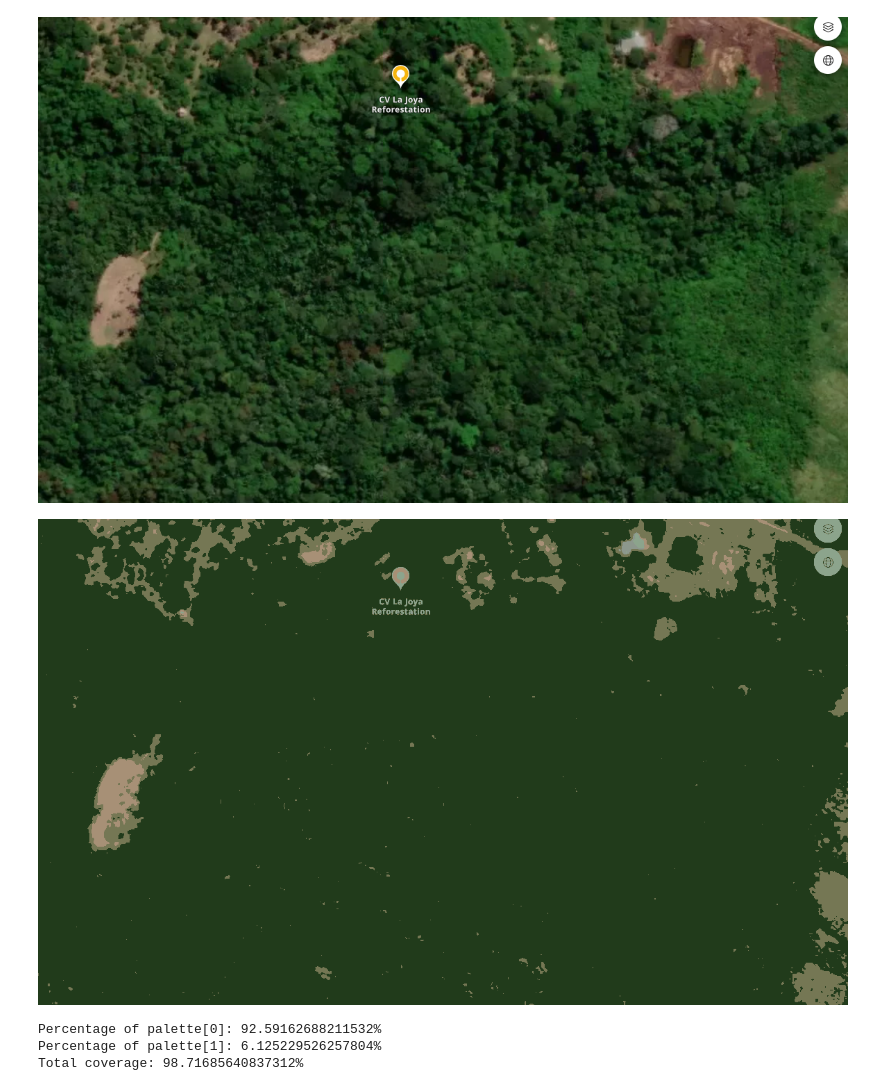
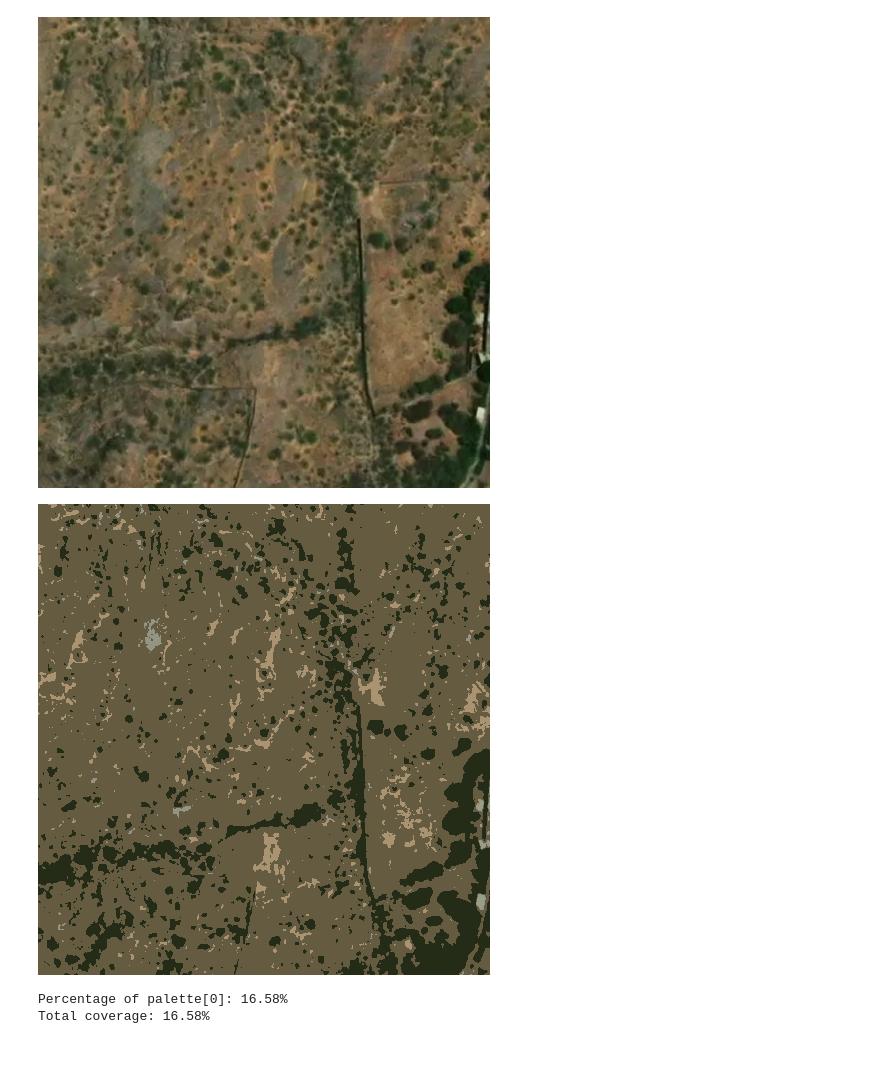
Before and after one commit to robaetem/goforest-tree-counting, a Jupyter notebook: dominant_colors.ipynb, the cells around one changed output. Drawn from its saved outputs; the diff is of its cells as text; code cells hidden in the pictures; blank space fills up the shorter version.

Commit message:
Clean up image altering and percentage output

```diff
--- a/dominant_colors.ipynb
+++ b/dominant_colors.ipynb
@@ -17,9 +17,9 @@ greenness_rgb((33, 59, 27))
 DATAPATH = '../goforest/labeled_images/unlabeled'
 #TEST_IMAGE = 'kishan_bagh_nolabels.png' # 2 green shades
 #TEST_IMAGE = 'firewood_consumption_nolabels.png' # 1 shade works
-#TEST_IMAGE = 'rao_jodha1_nolabels.png' # 1 shade works
+TEST_IMAGE = 'rao_jodha1_nolabels.png' # 1 shade works
 #TEST_IMAGE = 'auroraville_botanical_gardens_nolabels.png' # Prefer only second
-TEST_IMAGE = 'la_joya_nolabels.png' # 1 green shade
+#TEST_IMAGE = 'la_joya_nolabels.png' # 1 green shade
 
 
 PALETTE_SIZE = 5
@@ -52,52 +52,55 @@ plt.show()
 # %%
 display(image)
 # %% [output]
-[figure, old version]
+[figure, new version]
 # %%
 image_copy = image.copy()
 image_size = image.width * image.height
-#new_pixels = []
 
 for row_nr in range(image_copy.height):
     for col_nr in range(image_copy.width):
         position = (col_nr, row_nr)
-        best_fit, pixel, min_distance = palette[0], image.getpixel(position), 2 ** 24
+        pixel = image.getpixel(position)
 
-        for color in palette:
-            distance = np.linalg.norm(np.array(color) - np.array(pixel))
-
-            if distance < min_distance:
-                min_distance = distance
-                best_fit = color
+        norm_func = lambda color: np.linalg.norm(np.array(color) - np.array(pixel))
+        best_fit = tuple(palette[np.argmin(np.array(list(map(norm, palette))))])
 
         image_copy.putpixel(position, best_fit)
 
-#image_copy = Image.fromarray(np.array(new_pixels).astype('uint8'), 'RGB')
+
 image_copy.save(TEST_IMAGE + "new.png")
 image_to_list = list(image_copy.getdata())
 
 display(image_copy)
 # %% [output]
-[figure, old version]
+[figure, new version]
-# %%
-image_to_list = list(image_copy.getdata())
-percentage_list = []
-
-for i in range(MOST_GREEN):
-    if used_colors[i]:
-        percentage_list.append(100 * image_to_list.count(palette[i]) / image_size)
-        print(f'Percentage of palette[{i}]: {percentage_list[-1]}%')
-
-'''
-first_green_percentage = 100 * image_to_list.count(palette[0]) / image_size
-secondary_green_percentage = 100 * image_to_list.count(palette[1]) / image_size
-
-print(f'Main green: {first_green_percentage}%')
-print(f'Secondary green: {secondary_green_percentage}%')
-'''
-
-print(f'Total coverage: {sum(percentage_list)}%')
-# %% [output]
-Percentage of palette[0]: 92.59162688211532%
-Percentage of palette[1]: 6.125229526257804%
-Total coverage: 98.71685640837312%
+# %%
+image_to_list = list(image_copy.getdata())
+percentage_list = []
+
+def percentage_crop(percentage):
+    string = str(percentage)
+
+    if len(string) < 6:
+        return string
+    else:
+        return string[:5]
+
+for i in range(MOST_GREEN):
+    if used_colors[i]:
+        percentage_list.append(100 * image_to_list.count(palette[i]) / image_size)
+
+        print(f'Percentage of palette[{i}]: {percentage_crop(percentage_list[-1])}%')
+
+'''
+first_green_percentage = 100 * image_to_list.count(palette[0]) / image_size
+secondary_green_percentage = 100 * image_to_list.count(palette[1]) / image_size
+
+print(f'Main green: {first_green_percentage}%')
+print(f'Secondary green: {secondary_green_percentage}%')
+'''
+
+print(f'Total coverage: {percentage_crop(sum(percentage_list))}%')
+# %% [output]
+Percentage of palette[0]: 16.58%
+Total coverage: 16.58%
```
Also changed, not shown: parts of 3 cells of this notebook.
